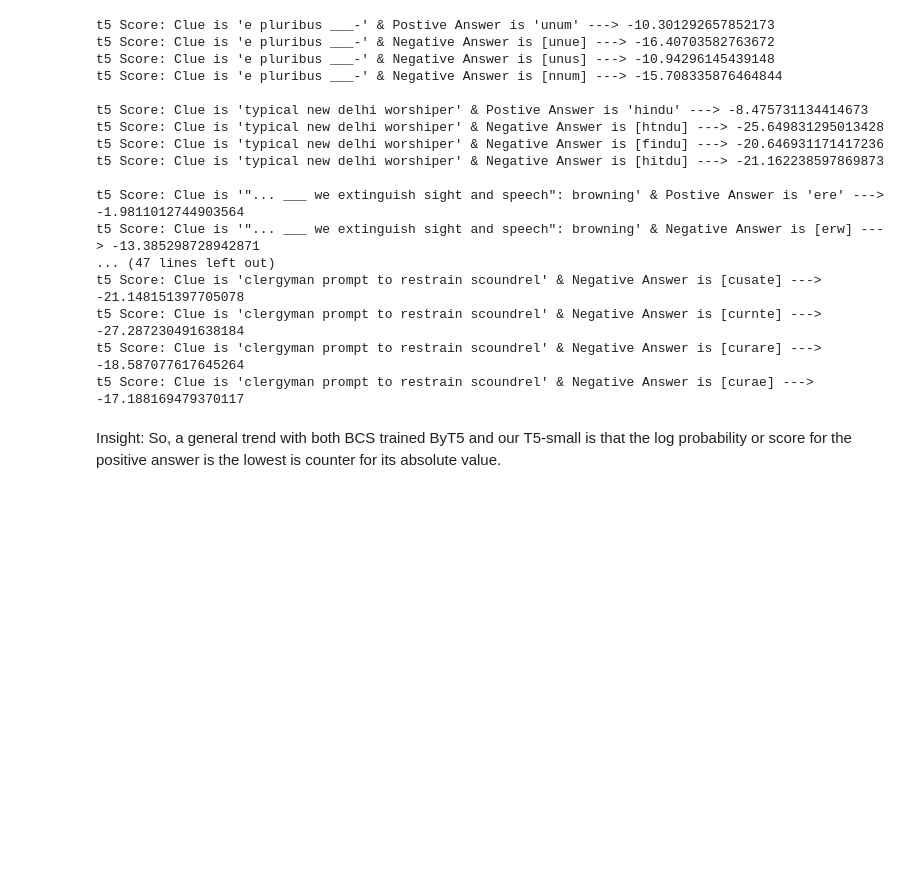
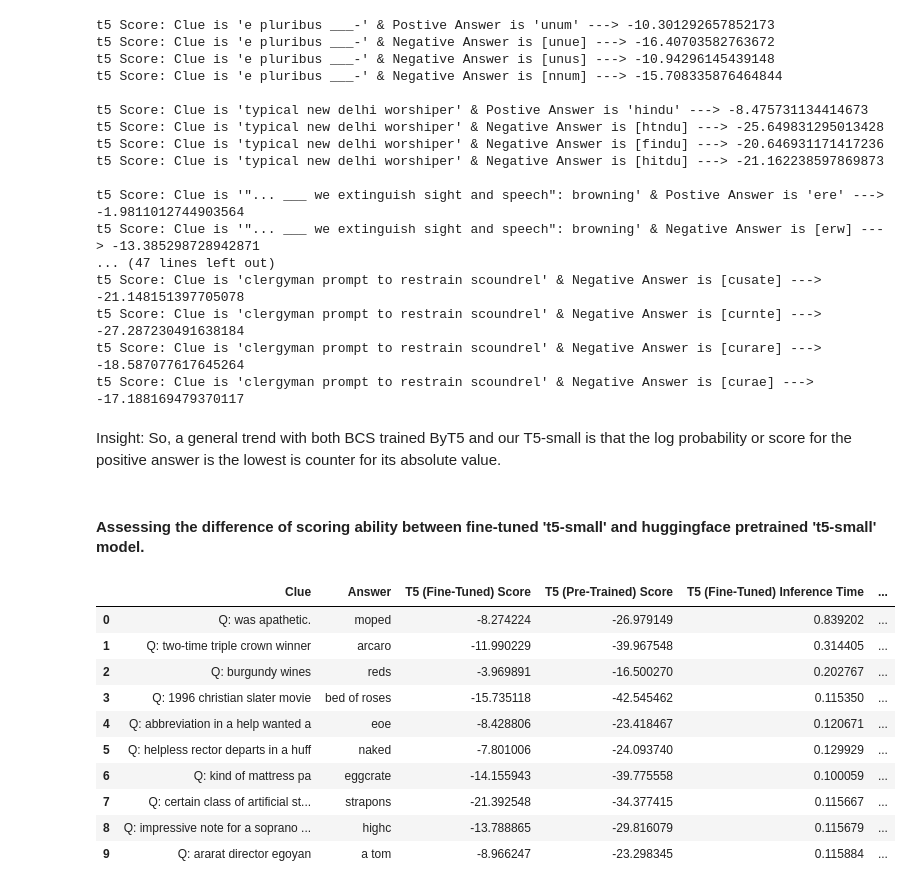
Before and after one commit to kaledai069/Answer-Validity-Checker-with-Word-Vectorizer-Neural-Nets, a Jupyter notebook: Alternate_Solution_Ranker_Comparing_scoring_capability_between_ByT5_(BCS)_and_T5_Small_(One_Full_Epoch_Trained).ipynb, the cells around one changed output. Cells and saved outputs as stored; diff of their text form; code cells hidden in the pictures; blank space fills up the shorter version.

Commit message:
fine-tuned vs pretrained t5_small on reranker ability

```diff
--- a/Alternate_Solution_Ranker_Comparing_scoring_capability_between_ByT5_(BCS)_and_T5_Small_(One_Full_Epoch_Trained).ipynb
+++ b/Alternate_Solution_Ranker_Comparing_scoring_capability_between_ByT5_(BCS)_and_T5_Small_(One_Full_Epoch_Trained).ipynb
@@ -235,3 +235,46 @@ t5 Score: Clue is 'clergyman prompt to restrain scoundrel' & Negative Answer is
 t5 Score: Clue is 'clergyman prompt to restrain scoundrel' & Negative Answer is [curae] ---> -17.188169479370117
 # %% [markdown]
 Insight: So, a general trend with both BCS trained ByT5 and our T5-small is that the log probability or score for the positive answer is the lowest is counter for its absolute value.
+# %% [markdown]
+#### Assessing the difference of scoring ability between fine-tuned 't5-small' and huggingface pretrained 't5-small' model.
+# %%
+# fine-tuned t5-small on partial clue-answer dataset
+MODEL_T5 = 't5-small'
+tokenizer_t5 = AutoTokenizer.from_pretrained(MODEL_T5)
+model_t5 = T5ForConditionalGeneration.from_pretrained(T5_RANKER_PATH)
+
+model_t5_pretrained = T5ForConditionalGeneration.from_pretrained(MODEL_T5)
+# %%
+# side-by-side comparison between fine-tuned and the pre-trained T5-small model
+result_df_list = []
+num_samples = 10
+for _ in range(num_samples):
+  random_index = random.randint(0, len(sample_df) - 1)
+  clue = sample_df['clue'].iloc[random_index]
+  answer = sample_df['answer'].iloc[random_index]
+  # clue = 'Q: ' + clue
+  start_t = time.time()
+  t5_finetuned_score = inference_model(model_t5, tokenizer_t5, clue, answer, "t5")
+  t5_finetuned_inf_time = time.time() - start_t
+
+  start_t = time.time()
+  t5_pretrained_score = inference_model(model_t5_pretrained, tokenizer_t5, clue, answer, "t5")
+  t5_pretrained_inf_time = time.time() - start_t
+
+  result_df_list.append((clue, answer, t5_finetuned_score, t5_pretrained_score, t5_finetuned_inf_time, t5_pretrained_inf_time, t5_pretrained_inf_time / t5_finetuned_inf_time))
+result_df = pd.DataFrame(result_df_list, columns = ["Clue", 'Answer', 'T5 (Fine-Tuned) Score', 'T5 (Pre-Trained) Score', 'T5 (Fine-Tuned) Inference Time', 'T5 (Pre-Trained) Inference Time', 'T5 Time Factor'])
+# print(f"T5_small Model is {int(result_df['T5 Time Factor'].mean())} times faster than ByT5_small for single inference.")
+
+result_df.head(10)
+# %% [output]
+|  | Clue | Answer | T5 (Fine-Tuned) Score | T5 (Pre-Trained) Score | T5 (Fine-Tuned) Inference Time | ... |
+| 0 | Q: was apathetic. | moped | -8.274224 | -26.979149 | 0.839202 | ... |
+| 1 | Q: two-time triple crown winner | arcaro | -11.990229 | -39.967548 | 0.314405 | ... |
+| 2 | Q: burgundy wines | reds | -3.969891 | -16.500270 | 0.202767 | ... |
+| 3 | Q: 1996 christian slater movie | bed of roses | -15.735118 | -42.545462 | 0.115350 | ... |
+| 4 | Q: abbreviation in a help wanted a | eoe | -8.428806 | -23.418467 | 0.120671 | ... |
+| 5 | Q: helpless rector departs in a huff | naked | -7.801006 | -24.093740 | 0.129929 | ... |
+| 6 | Q: kind of mattress pa | eggcrate | -14.155943 | -39.775558 | 0.100059 | ... |
+| 7 | Q: certain class of artificial st... | strapons | -21.392548 | -34.377415 | 0.115667 | ... |
+| 8 | Q: impressive note for a soprano ... | highc | -13.788865 | -29.816079 | 0.115679 | ... |
+| 9 | Q: ararat director egoyan | a tom | -8.966247 | -23.298345 | 0.115884 | ... |
```
Also changed, not shown: parts of 5 cells of this notebook.
